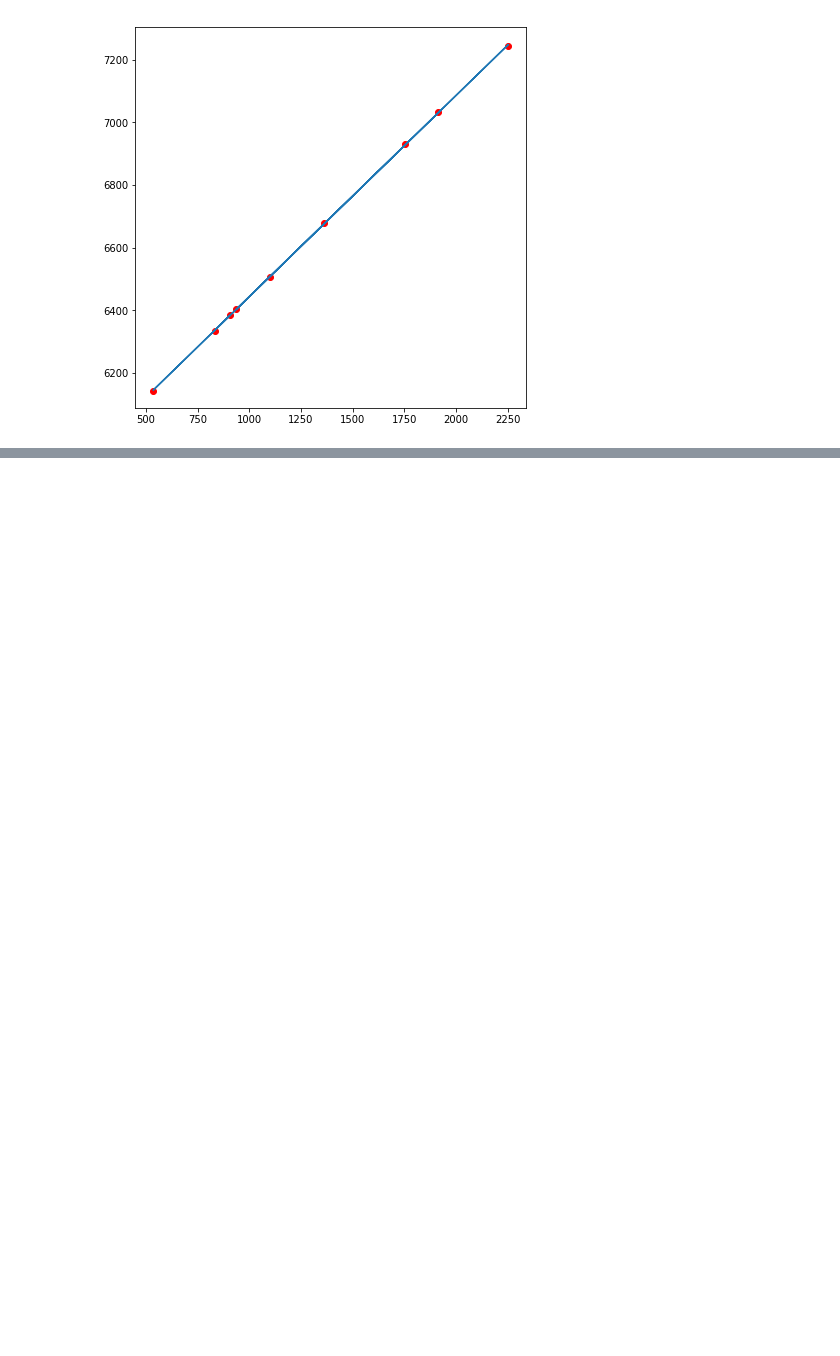
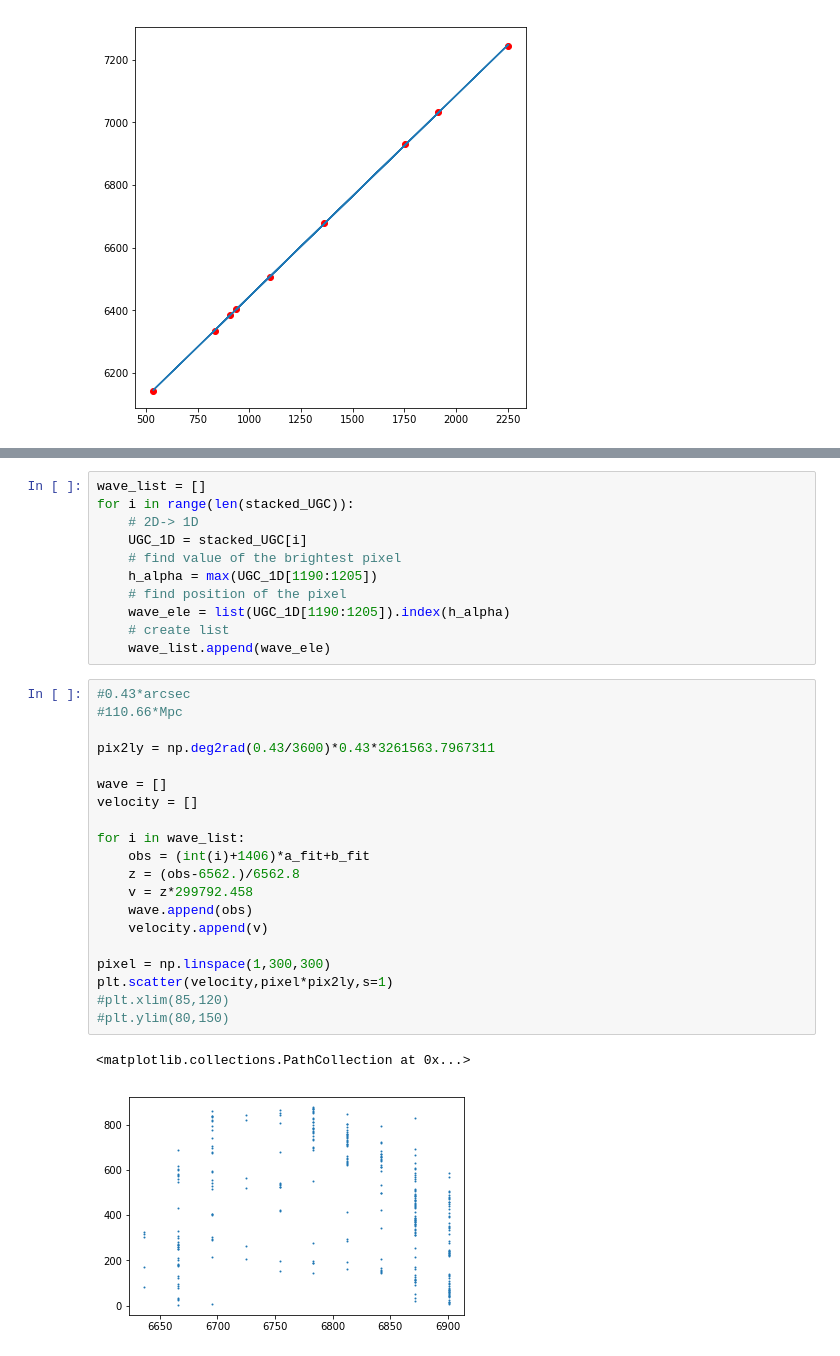
Before and after one commit to PengpeiZhu/ASTR136, a Jupyter notebook: dark_matter_data_handle.ipynb, the cells around one changed output, grey strips where cells are left out. Cells and saved outputs as stored; diff of their text form; blank space fills up the shorter version.

```diff
--- a/dark_matter_data_handle.ipynb
+++ b/dark_matter_data_handle.ipynb
@@ -162,0 +268,34 @@ calibration parameteres 0.6428146133864798 5800.269909667837
+# %%
+wave_list = []
+for i in range(len(stacked_UGC)):
+    # 2D-> 1D
+    UGC_1D = stacked_UGC[i]
+    # find value of the brightest pixel
+    h_alpha = max(UGC_1D[1190:1205])
+    # find position of the pixel
+    wave_ele = list(UGC_1D[1190:1205]).index(h_alpha)
+    # create list
+    wave_list.append(wave_ele)
+# %%
+#0.43*arcsec
+#110.66*Mpc
+
+pix2ly = np.deg2rad(0.43/3600)*0.43*3261563.7967311
+
+wave = []
+velocity = []
+
+for i in wave_list:
+    obs = (int(i)+1406)*a_fit+b_fit
+    z = (obs-6562.)/6562.8
+    v = z*299792.458
+    wave.append(obs)
+    velocity.append(v)
+
+pixel = np.linspace(1,300,300)
+plt.scatter(velocity,pixel*pix2ly,s=1)
+#plt.xlim(85,120)
+#plt.ylim(80,150)
+# %% [output]
+<matplotlib.collections.PathCollection at 0x...>
+[figure, added]
```
Also changed, not shown: parts of 23 cells of this notebook.
